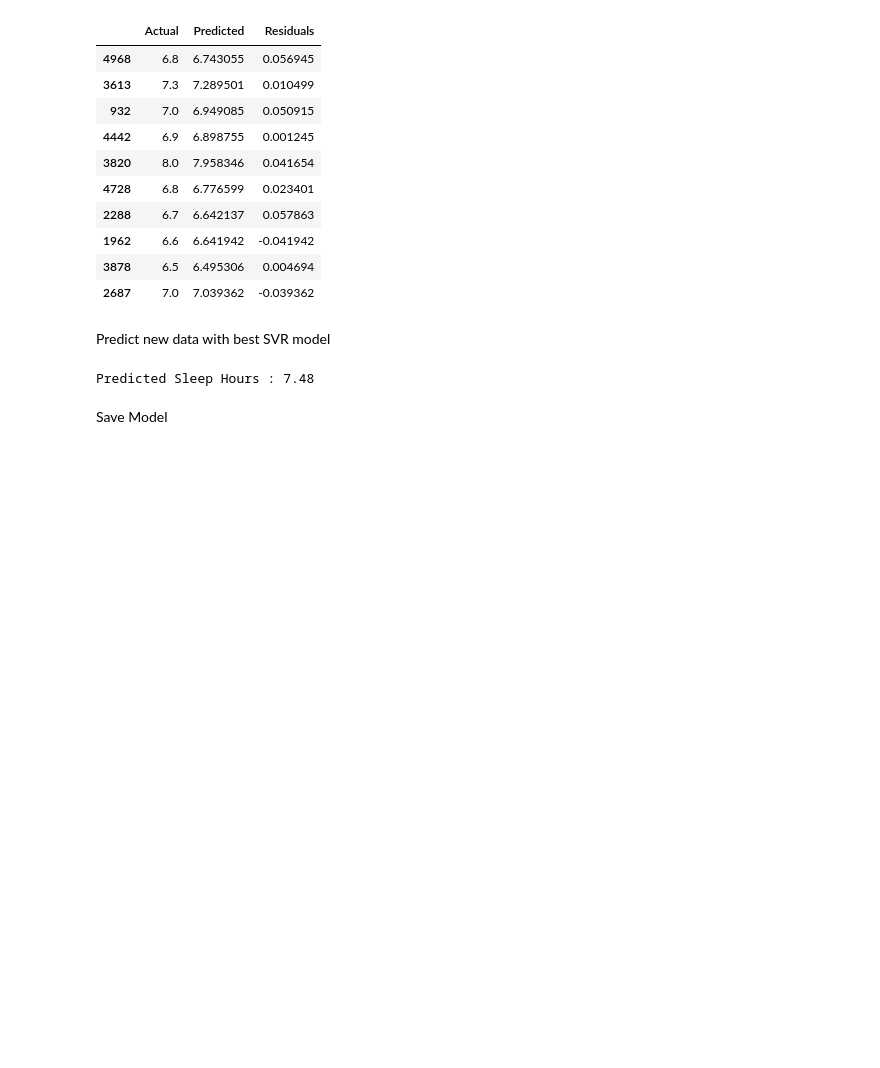
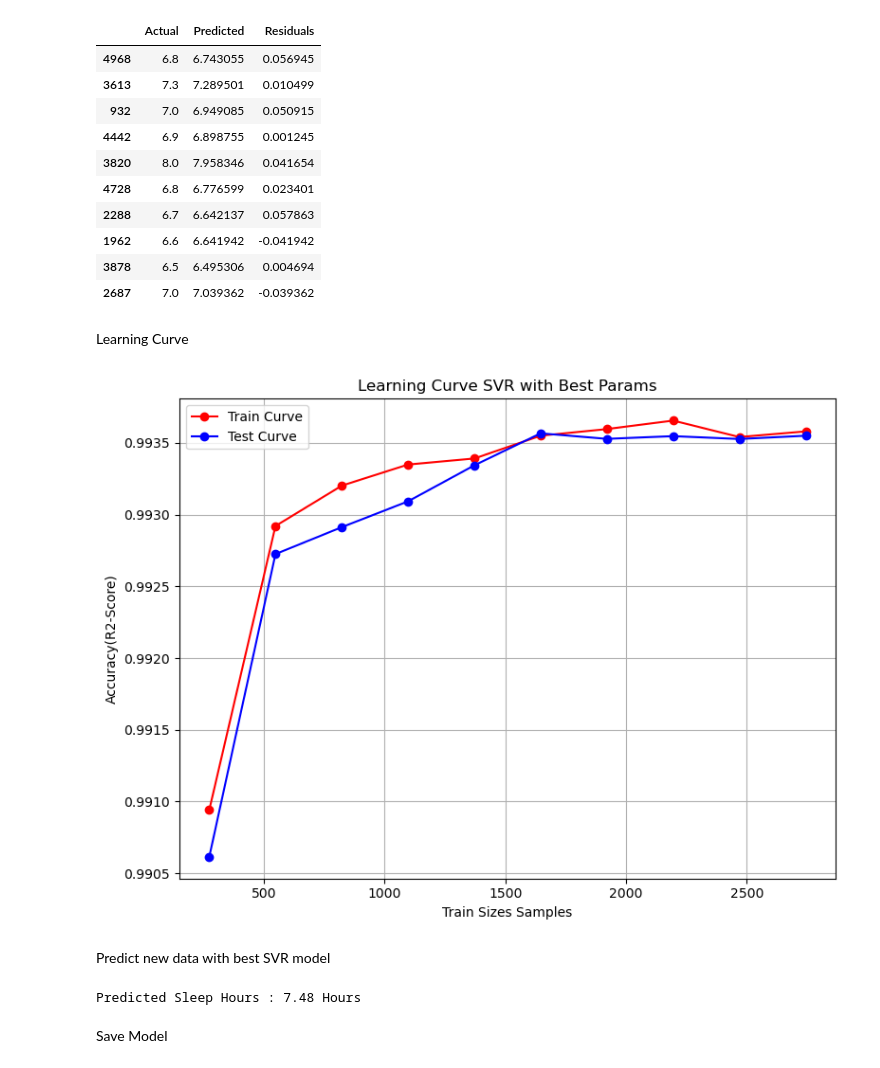
Before and after one commit to farzah14/Mental_Health_Social_Media, a Jupyter notebook: support_vector_regression.ipynb, the cells around one changed output. Drawn from its saved outputs; the diff is of its cells as text; code cells hidden in the pictures; blank space fills up the shorter version.

Commit message:
Adding Comment to Parameter Learning Curve

```diff
--- a/support_vector_regression.ipynb
+++ b/support_vector_regression.ipynb
@@ -438,6 +438,34 @@ df_residuals.head(10)
 | 1962 | 6.6 | 6.641942 | -0.041942 |
 | 3878 | 6.5 | 6.495306 | 0.004694 |
 | 2687 | 7.0 | 7.039362 | -0.039362 |
+# %% [markdown]
+Learning Curve
+# %%
+train_sizes, train_scores, test_scores = learning_curve(
+    estimator=svr_best_params, #The model whose learning curve will be checked
+    X=X_train_scaling, #Train features
+    y=y_train, #Train samples/target
+    train_sizes=np.linspace(0.1, 1.0, 10), #Train sizes from 1% until 100% from dataset train
+    cv=5, #Cross validation, dataset training splitting become 5 part(fold)
+    scoring="r2", #Evaluation metrics to be used(r2 for regression)
+    n_jobs=-1 #using all cpu core for cross validation and calculation
+)
+
+train_sizes_mean = train_scores.mean(axis=1)
+test_scores_mean = test_scores.mean(axis=1)
+
+plt.figure(figsize=(8,6))
+plt.title("Learning Curve SVR with Best Params")
+plt.plot(train_sizes, train_sizes_mean, 'o-', color="red", label="Train Curve")
+plt.plot(train_sizes, test_scores_mean, 'o-', color="blue", label="Test Curve")
+plt.legend()
+plt.grid(True)
+plt.xlabel("Train Sizes Samples")
+plt.ylabel("Accuracy(R2-Score)")
+plt.tight_layout()
+plt.show()
+# %% [output]
+[figure, added]
 # %% [markdown]
 Predict new data with best SVR model
 # %%
@@ -470,9 +498,9 @@ new_data = pd.DataFrame([new_data_dict])
 new_data_scaling = scaling.transform(new_data)
 new_data_pred = svr_best_params.predict(new_data_scaling)
 
-print(f"Predicted Sleep Hours : {new_data_pred[0]:0.2f}")
+print(f"Predicted Sleep Hours : {new_data_pred[0]:0.2f} Hours")
 # %% [output]
-Predicted Sleep Hours : 7.48
+Predicted Sleep Hours : 7.48 Hours
 # %% [markdown]
 Save Model
 # %%
```
Also changed, not shown: parts of 2 cells of this notebook.
